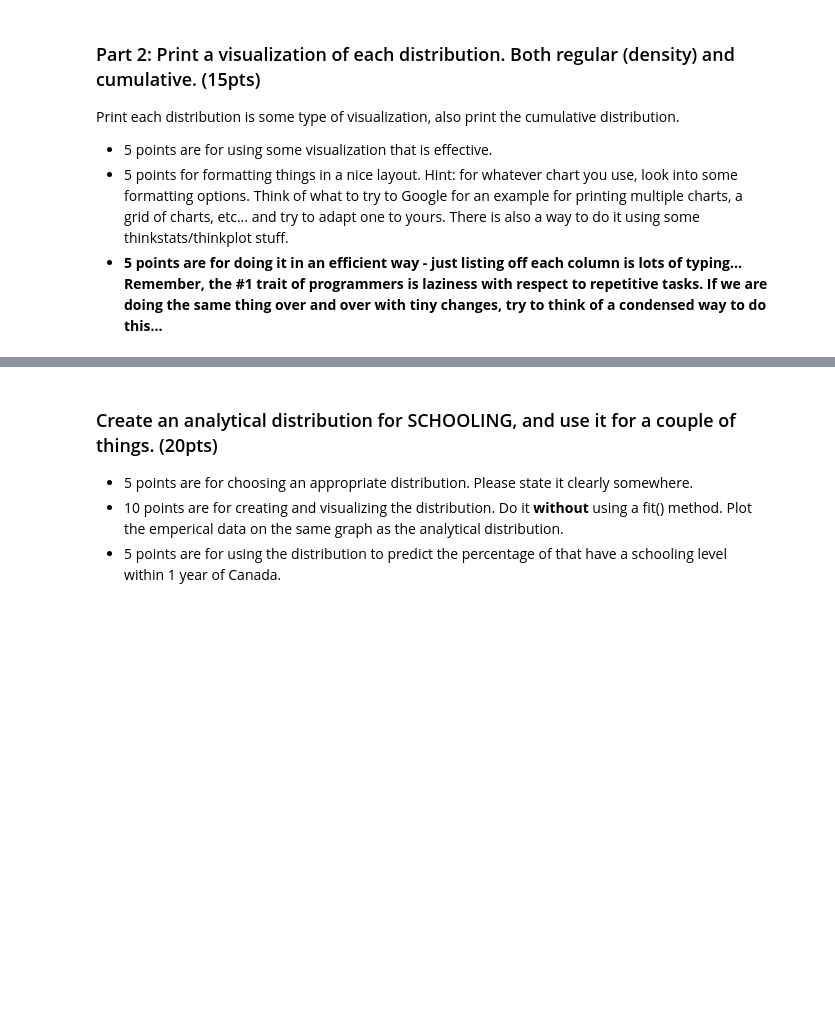
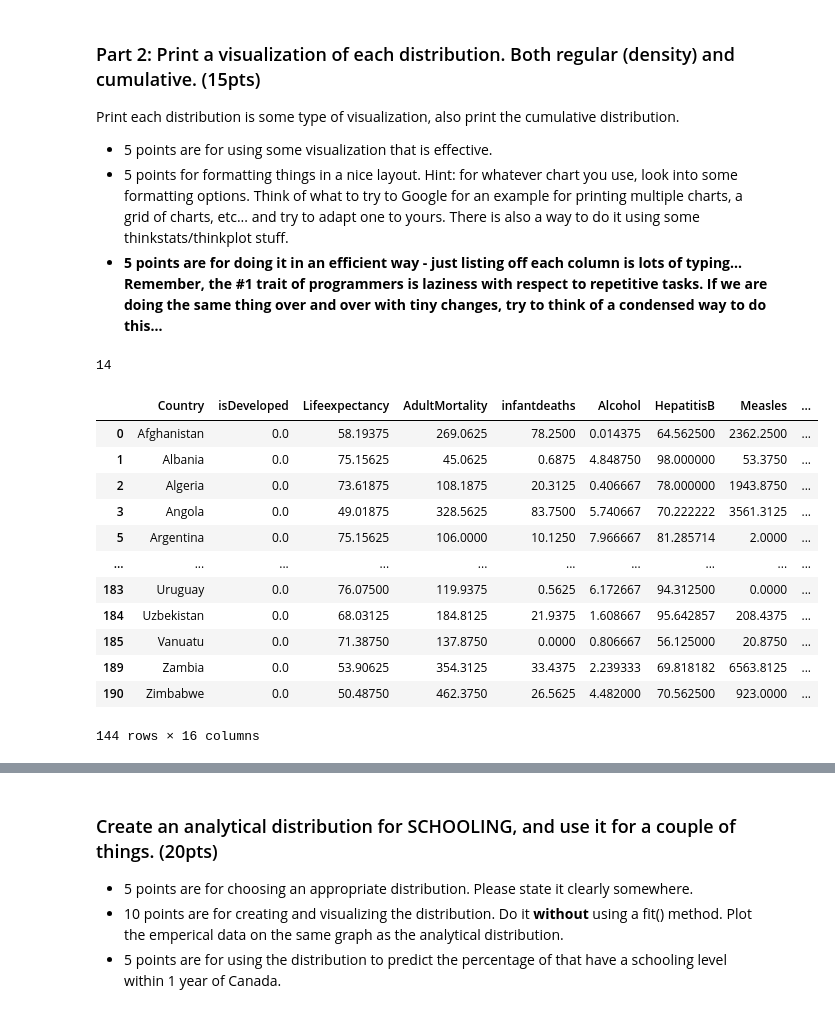
Before and after one commit to AkeemSemperDataScience/data3450-assignment-2-mlsiebold, a Jupyter notebook: START_Asn_2.ipynb, the cells around one changed output, grey strips where cells are left out. Saved outputs shown, nothing was run; the diff lists cells and outputs as text; code cells hidden in the pictures; blank space fills up the shorter version.

```diff
--- a/START_Asn_2.ipynb
+++ b/START_Asn_2.ipynb
@@ -147,0 +146,22 @@ Print each distribution is some type of visualization, also print the cumulative
+# %%
+col_count = df.select_dtypes(include='float').shape[1]
+
+col_count
+# %% [output]
+14
+# %%
+df
+# %% [output]
+|  | Country | isDeveloped | Lifeexpectancy | AdultMortality | infantdeaths | Alcohol | HepatitisB | Measles | ... |
+| 0 | Afghanistan | 0.0 | 58.19375 | 269.0625 | 78.2500 | 0.014375 | 64.562500 | 2362.2500 | ... |
+| 1 | Albania | 0.0 | 75.15625 | 45.0625 | 0.6875 | 4.848750 | 98.000000 | 53.3750 | ... |
+| 2 | Algeria | 0.0 | 73.61875 | 108.1875 | 20.3125 | 0.406667 | 78.000000 | 1943.8750 | ... |
+| 3 | Angola | 0.0 | 49.01875 | 328.5625 | 83.7500 | 5.740667 | 70.222222 | 3561.3125 | ... |
+| 5 | Argentina | 0.0 | 75.15625 | 106.0000 | 10.1250 | 7.966667 | 81.285714 | 2.0000 | ... |
+| ... | ... | ... | ... | ... | ... | ... | ... | ... | ... |
+| 183 | Uruguay | 0.0 | 76.07500 | 119.9375 | 0.5625 | 6.172667 | 94.312500 | 0.0000 | ... |
+| 184 | Uzbekistan | 0.0 | 68.03125 | 184.8125 | 21.9375 | 1.608667 | 95.642857 | 208.4375 | ... |
+| 185 | Vanuatu | 0.0 | 71.38750 | 137.8750 | 0.0000 | 0.806667 | 56.125000 | 20.8750 | ... |
+| 189 | Zambia | 0.0 | 53.90625 | 354.3125 | 33.4375 | 2.239333 | 69.818182 | 6563.8125 | ... |
+| 190 | Zimbabwe | 0.0 | 50.48750 | 462.3750 | 26.5625 | 4.482000 | 70.562500 | 923.0000 | ... |
+144 rows × 16 columns
```
Also changed, not shown: parts of 3 cells of this notebook.
